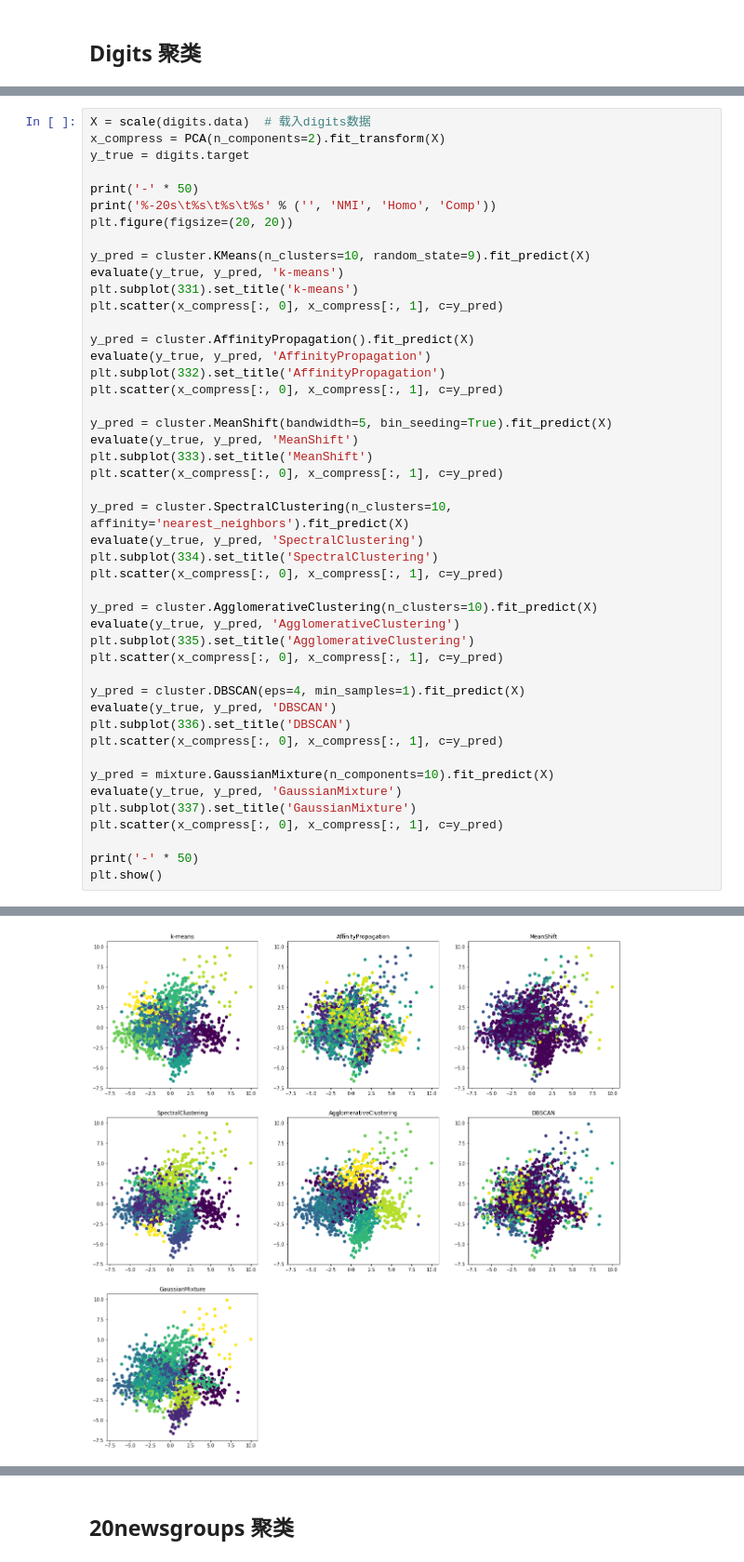
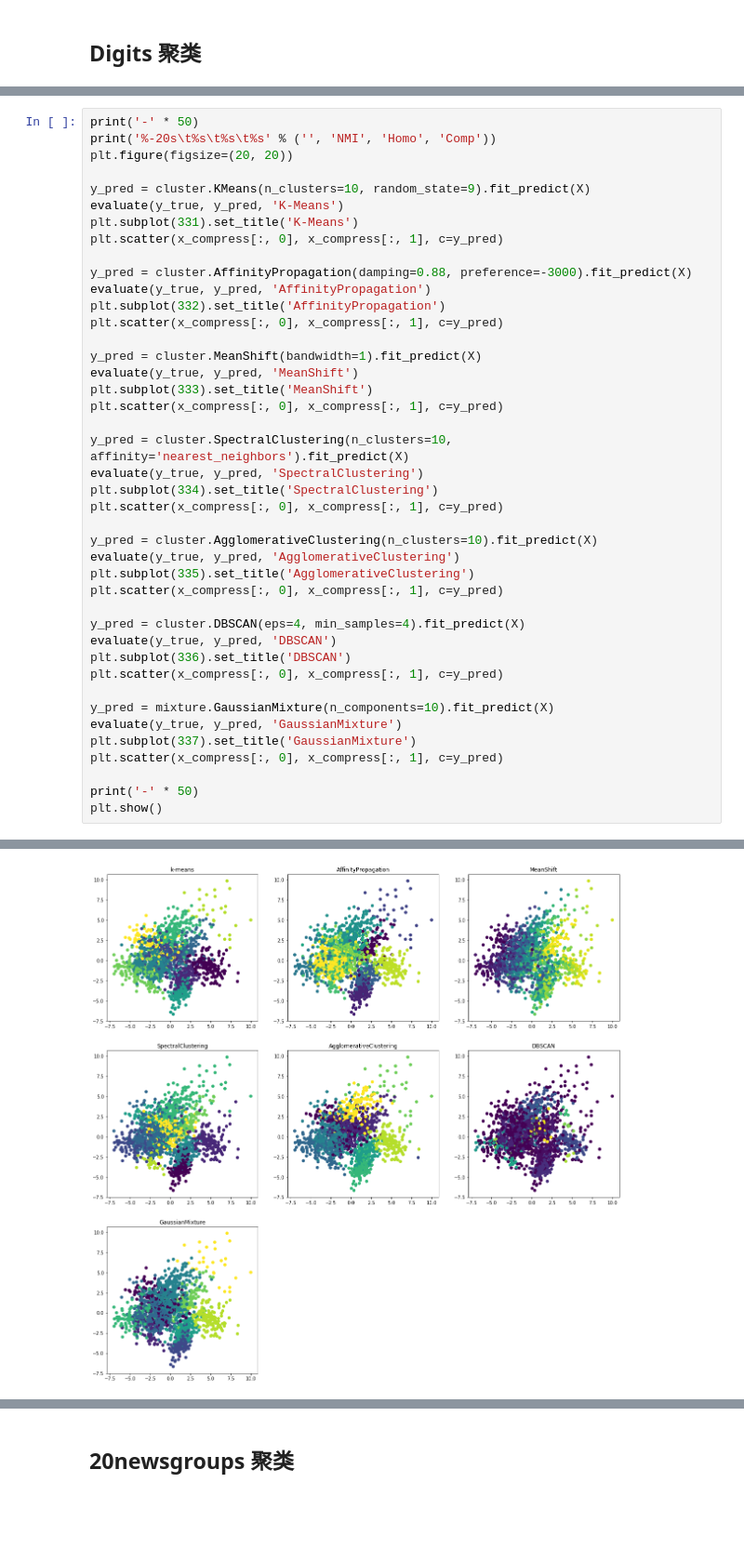
Before and after one commit to mokizzz/python_datamining_rayiooo, a Jupyter notebook: homework1/main.ipynb, the cells around one changed output, grey strips where cells are left out. Shown at 93% size. Saved outputs shown, nothing was run; the diff lists cells and outputs as text; blank space fills up the shorter version.

```diff
--- a/homework1/main.ipynb
+++ b/homework1/main.ipynb
@@ -91,23 +95,19 @@ def evaluate(labels_true, labels_pred, name):
 # %%
-X = scale(digits.data)  # 载入digits数据
-x_compress = PCA(n_components=2).fit_transform(X)
-y_true = digits.target
-
 print('-' * 50)
 print('%-20s\t%s\t%s\t%s' % ('', 'NMI', 'Homo', 'Comp'))
 plt.figure(figsize=(20, 20))
 
 y_pred = cluster.KMeans(n_clusters=10, random_state=9).fit_predict(X)
-evaluate(y_true, y_pred, 'k-means')
-plt.subplot(331).set_title('k-means')
+evaluate(y_true, y_pred, 'K-Means')
+plt.subplot(331).set_title('K-Means')
 plt.scatter(x_compress[:, 0], x_compress[:, 1], c=y_pred)
 
-y_pred = cluster.AffinityPropagation().fit_predict(X)
+y_pred = cluster.AffinityPropagation(damping=0.88, preference=-3000).fit_predict(X)
 evaluate(y_true, y_pred, 'AffinityPropagation')
 plt.subplot(332).set_title('AffinityPropagation')
 plt.scatter(x_compress[:, 0], x_compress[:, 1], c=y_pred)
 
-y_pred = cluster.MeanShift(bandwidth=5, bin_seeding=True).fit_predict(X)
+y_pred = cluster.MeanShift(bandwidth=1).fit_predict(X)
 evaluate(y_true, y_pred, 'MeanShift')
 plt.subplot(333).set_title('MeanShift')
 plt.scatter(x_compress[:, 0], x_compress[:, 1], c=y_pred)
@@ -122,7 +122,7 @@ evaluate(y_true, y_pred, 'AgglomerativeClustering')
 plt.subplot(335).set_title('AgglomerativeClustering')
 plt.scatter(x_compress[:, 0], x_compress[:, 1], c=y_pred)
 
-y_pred = cluster.DBSCAN(eps=4, min_samples=1).fit_predict(X)
+y_pred = cluster.DBSCAN(eps=4, min_samples=4).fit_predict(X)
 evaluate(y_true, y_pred, 'DBSCAN')
 plt.subplot(336).set_title('DBSCAN')
 plt.scatter(x_compress[:, 0], x_compress[:, 1], c=y_pred)
@@ -147,2 +147,2 @@ GaussianMixture         0.679   0.657   0.702
 --------------------------------------------------
-[figure, old version]
+[figure, new version]
```
Also changed, not shown: parts of 6 cells of this notebook, 1 other file.
